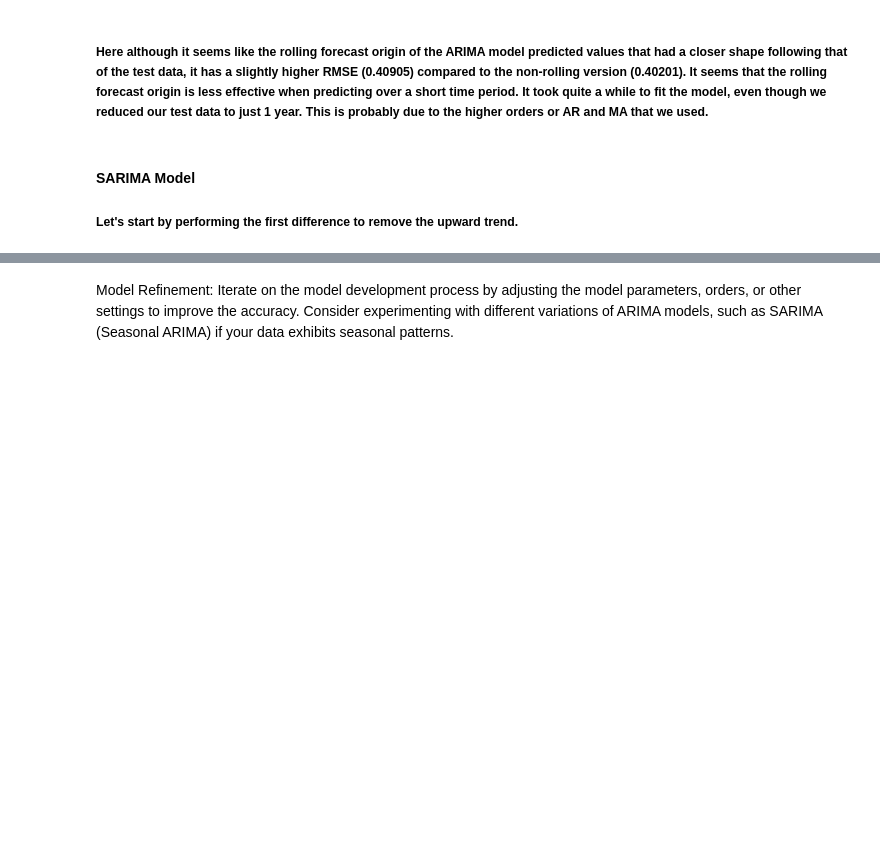
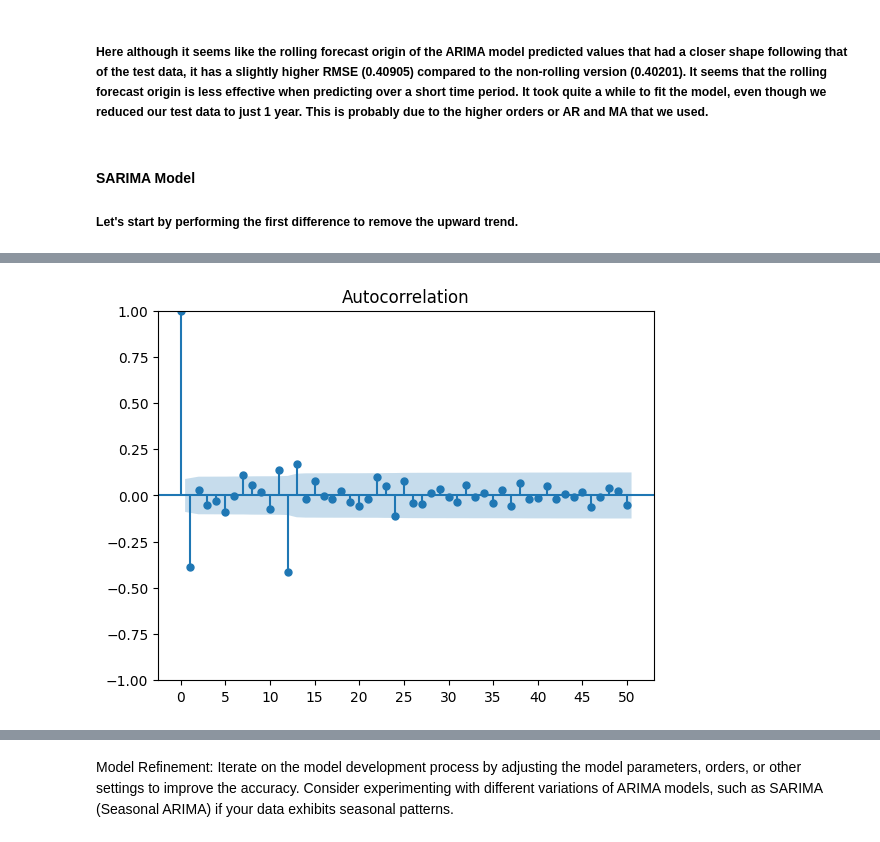
Before and after one commit to linustws/climate-prediction, a Jupyter notebook: Singapore Weather Prediction.ipynb, the cells around one changed output, grey strips where cells are left out. Cells and saved outputs as stored; diff of their text form; code cells hidden in the pictures; blank space fills up the shorter version.

```diff
--- a/Singapore Weather Prediction.ipynb
+++ b/Singapore Weather Prediction.ipynb
@@ -923,0 +929,22 @@ pacf_values = plot_pacf(first_diff, method='ywm')
+# %%
+# Perform seasonal differencing
+seasonal_diff = first_diff.diff(12)[12:]
+# print(seasonal_diff)
+
+# Line plot for seasonal difference of mean temperature
+fig_seasonal_diff = px.line(seasonal_diff, labels={seasonal_diff.index.name: 'Datetime', 'value': 'Mean Temperature (°C)'}, title='Seasonal Difference (+ First Difference) of Monthly Mean Temperature')
+fig_seasonal_diff.update_xaxes(dtick='M12', tickangle=45)
+fig_seasonal_diff.update_yaxes(dtick=0.5, tickangle=45)
+fig_seasonal_diff.update_traces(hovertemplate='Datetime: %{x}<br>Mean Temperature: %{y}°C')
+
+# Add the mean line
+mean_temperature = np.mean(seasonal_diff)
+fig_seasonal_diff.add_shape(
+    type="line",
+    x0=seasonal_diff.index[0],
+    y0=mean_temperature,
+    x1=seasonal_diff.index[-1],
+    y1=mean_temperature,
+    line=dict(color="red", dash="dot"),
+)
+fig_seasonal_diff.show()
@@ -923,0 +966,6 @@ pacf_values = plot_pacf(first_diff, method='ywm')
+# %%
+acf_values = plot_acf(seasonal_diff, lags=50)
+plt.xticks(range(0, 51, 5))
+plt.show()
+# %% [output]
+[figure, added]
```
Also changed, not shown: parts of 22 cells of this notebook.
